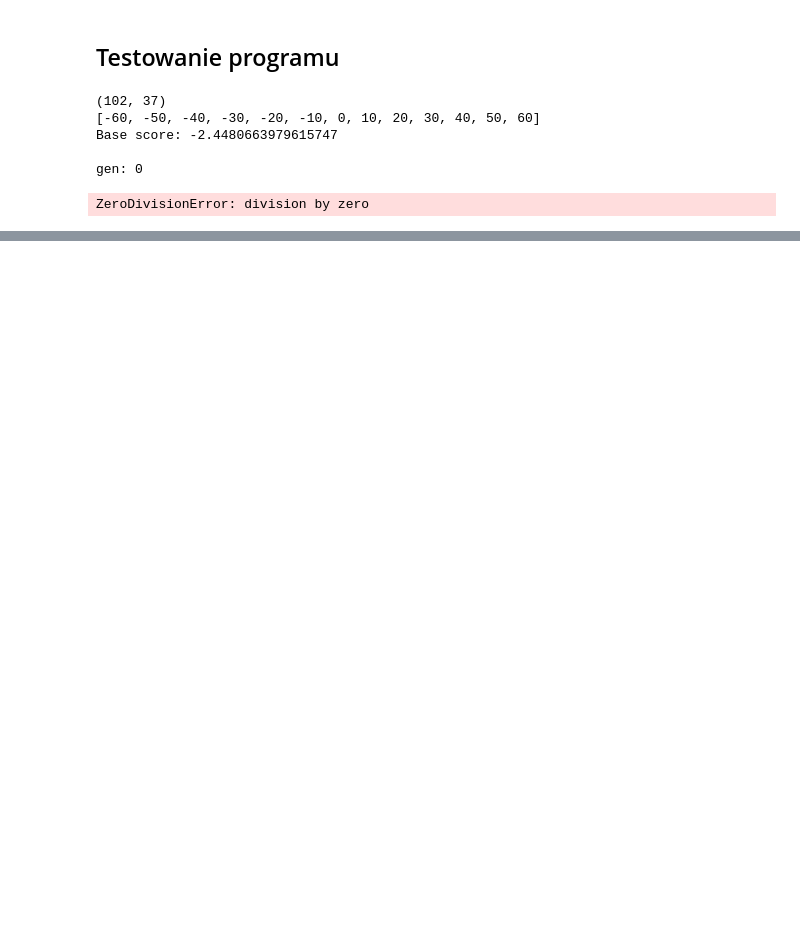
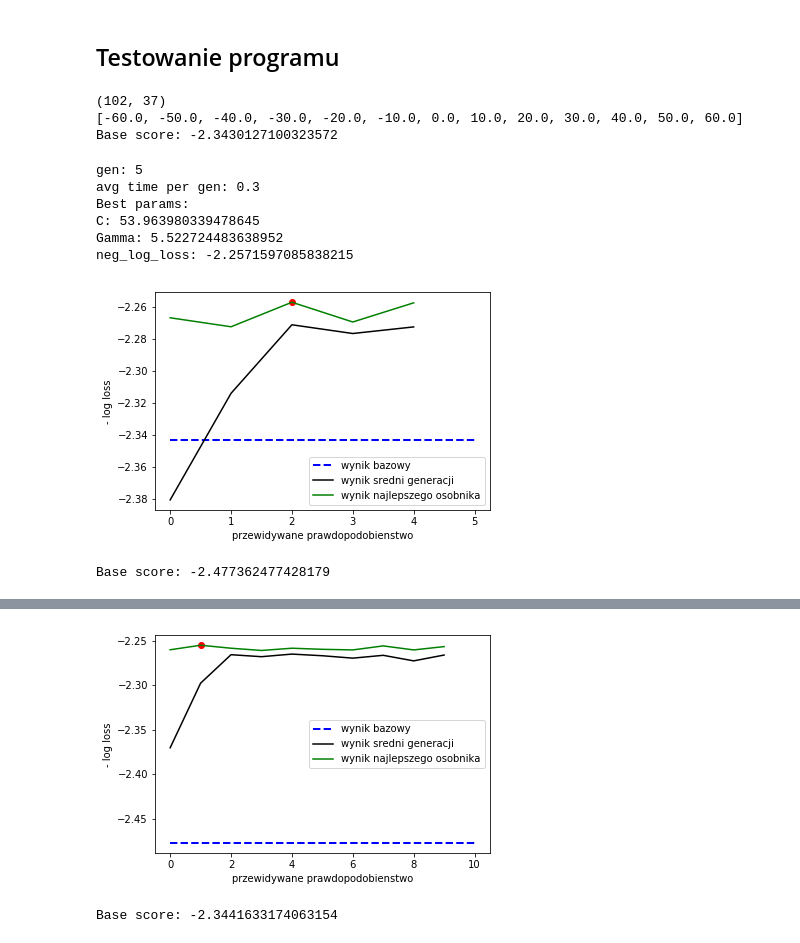
Before and after one commit to Sowul/18z_wmh, a Jupyter notebook: src/18z_wmh.ipynb, the cells around one changed output, grey strips where cells are left out. Cells and saved outputs as stored; diff of their text form; code cells hidden in the pictures; blank space fills up the shorter version.

Commit message:
Refactor test_EA and add save_results function

```diff
--- a/src/18z_wmh.ipynb
+++ b/src/18z_wmh.ipynb
@@ -57,3 +60,11 @@ neg_log_loss: -0.12005693848167892
+# %%
+import csv
+def save_results(results, filename):
+    with open(filename, 'w') as f:
+        w = csv.writer(f)
+        w.writerow(results[0].keys())
+        for result in results:
+            w.writerow(result.values())
 # %% [markdown]
 ## Ładowanie danych
 # %%
@@ -123,39 +135,61 @@ Test:
 # %% [markdown]
 ## Testowanie programu
 # %%
+from itertools import product
+
+from sklearn.svm import SVC
+from sklearn.metrics import accuracy_score, log_loss
+
 from ga.evoalgo_svm import EvoAlgo
 
-from sklearn.svm import SVC
+def test_EA(train, test, pop_members, max_iter):
 
+    combinations = list(product(pop_members, max_iter))
 
-def test_EA(train, test, pop_members, max_iter):
-    C = np.zeros((np.shape(pop_members)[0], np.shape(max_iter)[0]))
-    gamma = np.zeros((np.shape(pop_members)[0], np.shape(max_iter)[0]))
-    log_loss = np.zeros((np.shape(pop_members)[0], np.shape(max_iter)[0]))
     clf_train = SVC(kernel='rbf', probability=True, C=1.0, gamma='auto')
-    for pop in range(np.shape(pop_members)[0]):
-        for it in range(np.shape(max_iter)[0]):
-            ea = EvoAlgo(clf_train, pop_members=pop, max_iter=it)
-            ea.fit(train.data, train.target)
-            C[pop, it], gamma[pop, it] = ea.get_params() #[TO DO] dopisać do get_params return
-            ea.plot()
 
-            clf_test = SVC(kernel='rbf', probability=True, C=C[pop, it], gamma=gamma[pop, it])
-            y_pred = clf_test.predict(test.data)
-            log_loss[pop, it] = sklearn.metrics.log_loss(test.target, y_pred)
+    results = []
 
-    return C, gamma, log_loss
+    for pop, it in combinations:
+        ea = EvoAlgo(clf_train, pop_members=pop, max_iter=it)
+        ea.fit(train.data, train.target)
+        ea.get_params()
 
+        results.append({
+                        'pop': pop,
+                        'iter': it,
+                        'gen_num': ea._best_score.gen_num,
+                        'C': ea._best_score.params[0],
+                        'Gamma': ea._best_score.params[1],
+                        'cv_score': ea._best_score.score
+                       })
+
+        ea.plot()
+
+        clf_test = SVC(kernel='rbf', probability=True, C=results[-1]['C'], gamma=results[-1]['Gamma'])
+        clf_test.fit(train.data, train.target)
+        y_pred = clf_test.predict(test.data)
+        y_pred_proba = clf_test.predict_proba(test.data)
+
+        results[-1]['log_loss'] = log_loss(test.target, y_pred_proba)
+        results[-1]['accuracy'] = accuracy_score(test.target, y_pred)
+
+    return results
 
 train, test = load_data('drogi', True)
-pop_members = [10, 20, 50, 100, 200]
-max_iter = [1, 5, 10, 15, 20]
-C, gamma, log_loss = test_EA(train, test, pop_members, max_iter)
-print('\nWyniki na zbiorze testowym:\n', C, gamma, log_loss)
+pop_members = [10, 20, 40]
+max_iter = [5, 10, 20]
+results = test_EA(train, test, pop_members, max_iter)
+save_results(results, 'results.csv')
 # %% [output]
 (102, 37)
-[-60, -50, -40, -30, -20, -10, 0, 10, 20, 30, 40, 50, 60]
-Base score: -2.4480663979615747
-
-gen: 0
+[-60.0, -50.0, -40.0, -30.0, -20.0, -10.0, 0.0, 10.0, 20.0, 30.0, 40.0, 50.0, 60.0]
+Base score: -2.3430127100323572
-ZeroDivisionError: division by zero
+gen: 5
+avg time per gen: 0.3
+Best params:
+C: 53.963980339478645
+Gamma: 5.522724483638952
+neg_log_loss: -2.2571597085838215
+[figure, added]
+Base score: -2.477362477428179
@@ -161,0 +202,2 @@ ZeroDivisionError: division by zero
+[figure, added]
+Base score: -2.3441633174063154
```
Also changed, not shown: parts of 5 cells of this notebook.
